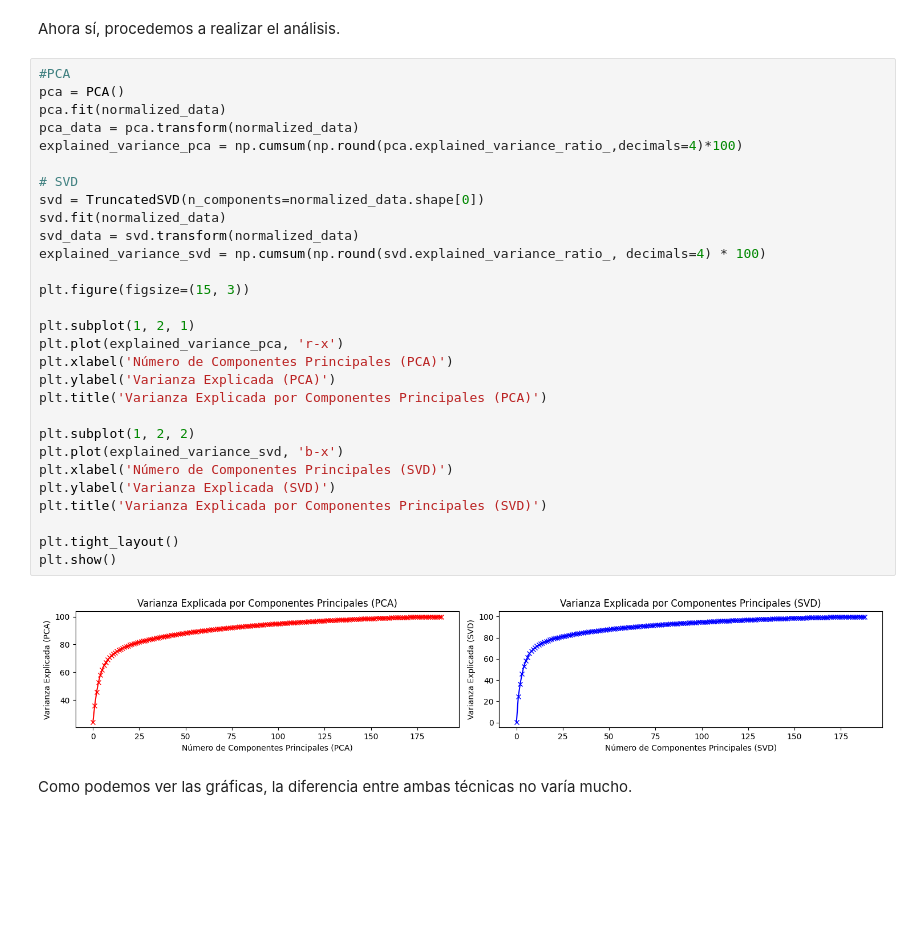
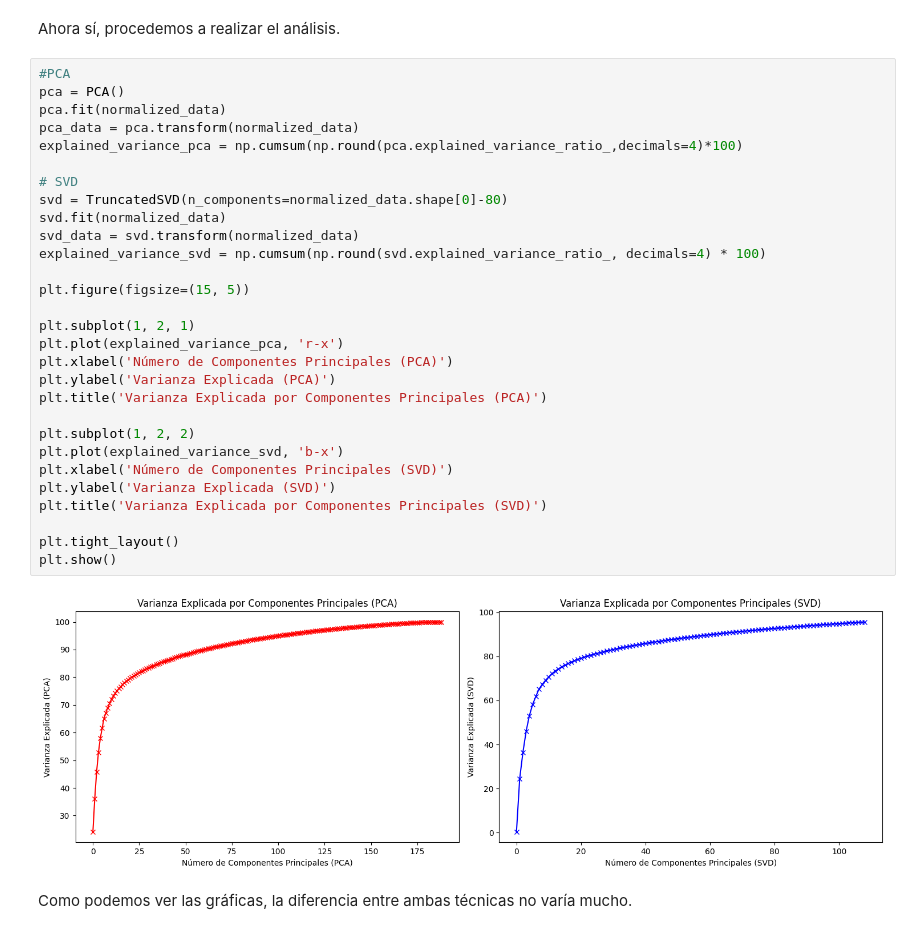
Before and after one commit to IsaacVera10/ML_Project2, a Jupyter notebook: main.ipynb, the cells around one changed output. Drawn from its saved outputs; the diff is of its cells as text; blank space fills up the shorter version.

```diff
--- a/main.ipynb
+++ b/main.ipynb
@@ -57,34 +59,34 @@ Ahora sí, procedemos a realizar el análisis.
 # %%
 #PCA
 pca = PCA()
 pca.fit(normalized_data)
 pca_data = pca.transform(normalized_data)
 explained_variance_pca = np.cumsum(np.round(pca.explained_variance_ratio_,decimals=4)*100)
 
 # SVD
-svd = TruncatedSVD(n_components=normalized_data.shape[0])
+svd = TruncatedSVD(n_components=normalized_data.shape[0]-80)
 svd.fit(normalized_data)
 svd_data = svd.transform(normalized_data)
 explained_variance_svd = np.cumsum(np.round(svd.explained_variance_ratio_, decimals=4) * 100)
 
-plt.figure(figsize=(15, 3))
+plt.figure(figsize=(15, 5))
 
 plt.subplot(1, 2, 1)
 plt.plot(explained_variance_pca, 'r-x')
 plt.xlabel('Número de Componentes Principales (PCA)')
 plt.ylabel('Varianza Explicada (PCA)')
 plt.title('Varianza Explicada por Componentes Principales (PCA)')
 
 plt.subplot(1, 2, 2)
 plt.plot(explained_variance_svd, 'b-x')
 plt.xlabel('Número de Componentes Principales (SVD)')
 plt.ylabel('Varianza Explicada (SVD)')
 plt.title('Varianza Explicada por Componentes Principales (SVD)')
 
 plt.tight_layout()
 plt.show()
 # %% [output]
-[figure, old version]
+[figure, new version]
 # %% [markdown]
 Como podemos ver las gráficas, la diferencia entre ambas técnicas no varía mucho.
 # %% [markdown]
```
Also changed, not shown: parts of 30 cells of this notebook, 1 other file.
